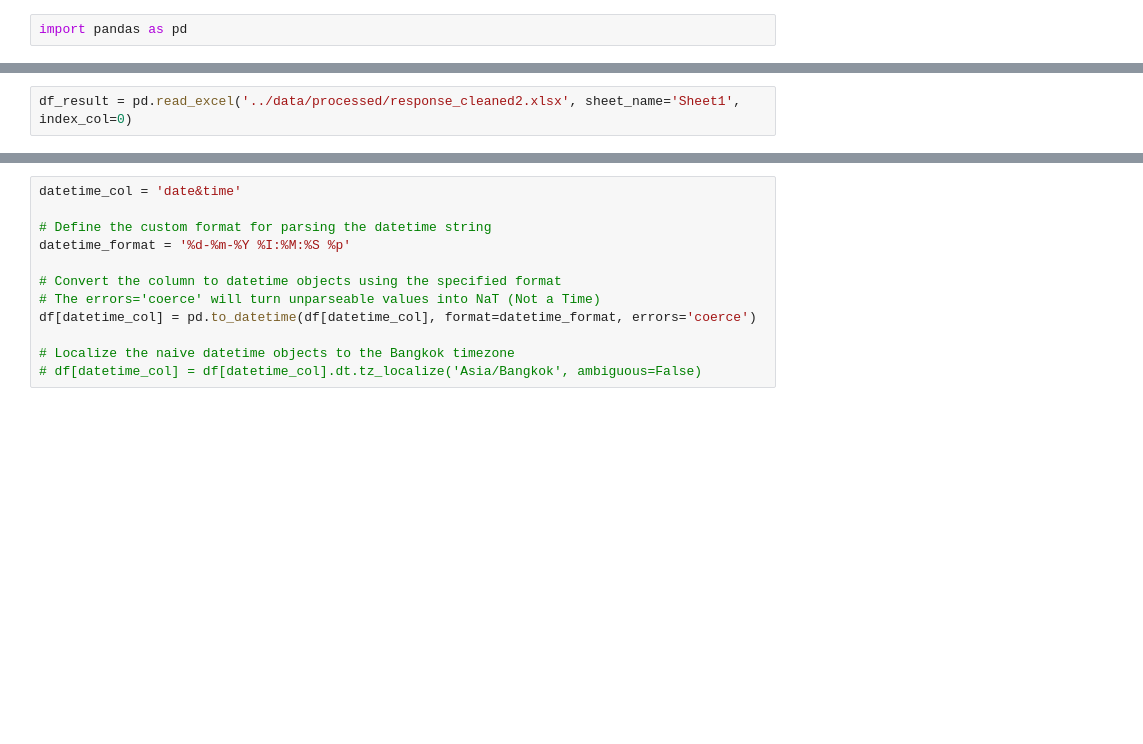
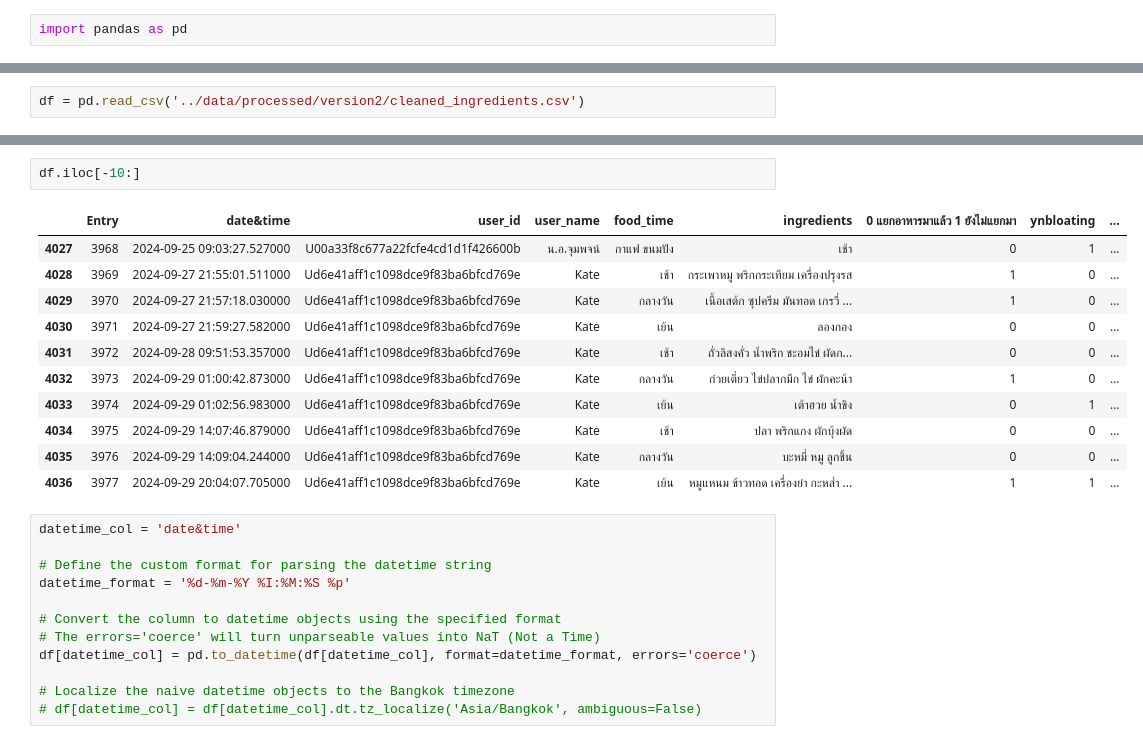
Before and after one commit to dekoob/fodmap-data-cleaning, a Jupyter notebook: notebooks/data_shift.ipynb, the cells around one changed output, grey strips where cells are left out. Saved outputs shown, nothing was run; the diff lists cells and outputs as text; blank space fills up the shorter version.

```diff
--- a/notebooks/data_shift.ipynb
+++ b/notebooks/data_shift.ipynb
@@ -5,2 +5,2 @@ df = pd.read_excel('../data/raw/chatbot_phase2.xlsx', sheet_name='Total')
 # %%
-df_result = pd.read_excel('../data/processed/response_cleaned2.xlsx', sheet_name='Sheet1', index_col=0)
+df = pd.read_csv('../data/processed/version2/cleaned_ingredients.csv')
@@ -25,3 +35,17 @@ df
+# %%
+df.iloc[-10:]
+# %% [output]
+|  | Entry | date&time | user_id | user_name | food_time | ingredients | 0 แยกอาหารมาแล้ว 1 ยังไม่แยกมา | ynbloating | ... |
+| 4027 | 3968 | 2024-09-25 09:03:27.527000 | U00a33f8c677a22fcfe4cd1d1f426600b | น.อ.จุมพจน์ | กาแฟ ขนมปัง | เช้า | 0 | 1 | ... |
+| 4028 | 3969 | 2024-09-27 21:55:01.511000 | Ud6e41aff1c1098dce9f83ba6bfcd769e | Kate | เช้า | กระเพาหมู พริกกระเทียม เครื่องปรุงรส | 1 | 0 | ... |
+| 4029 | 3970 | 2024-09-27 21:57:18.030000 | Ud6e41aff1c1098dce9f83ba6bfcd769e | Kate | กลางวัน | เนื้อเสต้ก ซุปครีม มันทอด เกรวี่ ... | 1 | 0 | ... |
+| 4030 | 3971 | 2024-09-27 21:59:27.582000 | Ud6e41aff1c1098dce9f83ba6bfcd769e | Kate | เย้น | ลองกอง | 0 | 0 | ... |
+| 4031 | 3972 | 2024-09-28 09:51:53.357000 | Ud6e41aff1c1098dce9f83ba6bfcd769e | Kate | เช้า | ถั่วลิสงคั่ว น้ำพริก ชะอมไข่ ผัดก... | 0 | 0 | ... |
+| 4032 | 3973 | 2024-09-29 01:00:42.873000 | Ud6e41aff1c1098dce9f83ba6bfcd769e | Kate | กลางวัน | ก๋วยเตี๋ยว ไข่ปลากมึก ไข่ ผักคะน้า | 1 | 0 | ... |
+| 4033 | 3974 | 2024-09-29 01:02:56.983000 | Ud6e41aff1c1098dce9f83ba6bfcd769e | Kate | เย้น | เต้าฮวย น้ำขิง | 0 | 1 | ... |
+| 4034 | 3975 | 2024-09-29 14:07:46.879000 | Ud6e41aff1c1098dce9f83ba6bfcd769e | Kate | เช้า | ปลา พริกแกง ผักบุ้งผัด | 0 | 0 | ... |
+| 4035 | 3976 | 2024-09-29 14:09:04.244000 | Ud6e41aff1c1098dce9f83ba6bfcd769e | Kate | กลางวัน | บะหมี่ หมู ลูกชิ้น | 0 | 0 | ... |
+| 4036 | 3977 | 2024-09-29 20:04:07.705000 | Ud6e41aff1c1098dce9f83ba6bfcd769e | Kate | เย้น | หมูแหนม ข้าวทอด เครื่องยำ กะหล่ำ ... | 1 | 1 | ... |
 # %%
 datetime_col = 'date&time'
 
```
Also changed, not shown: parts of 9 cells of this notebook, 4 other files.
